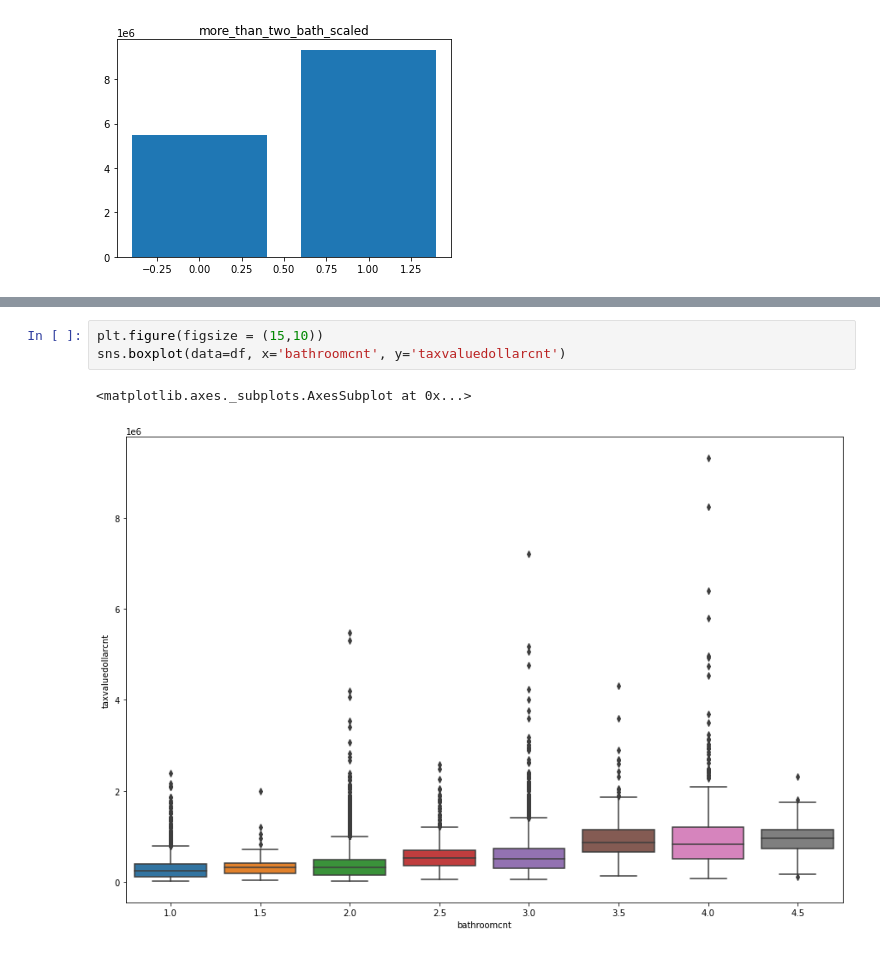
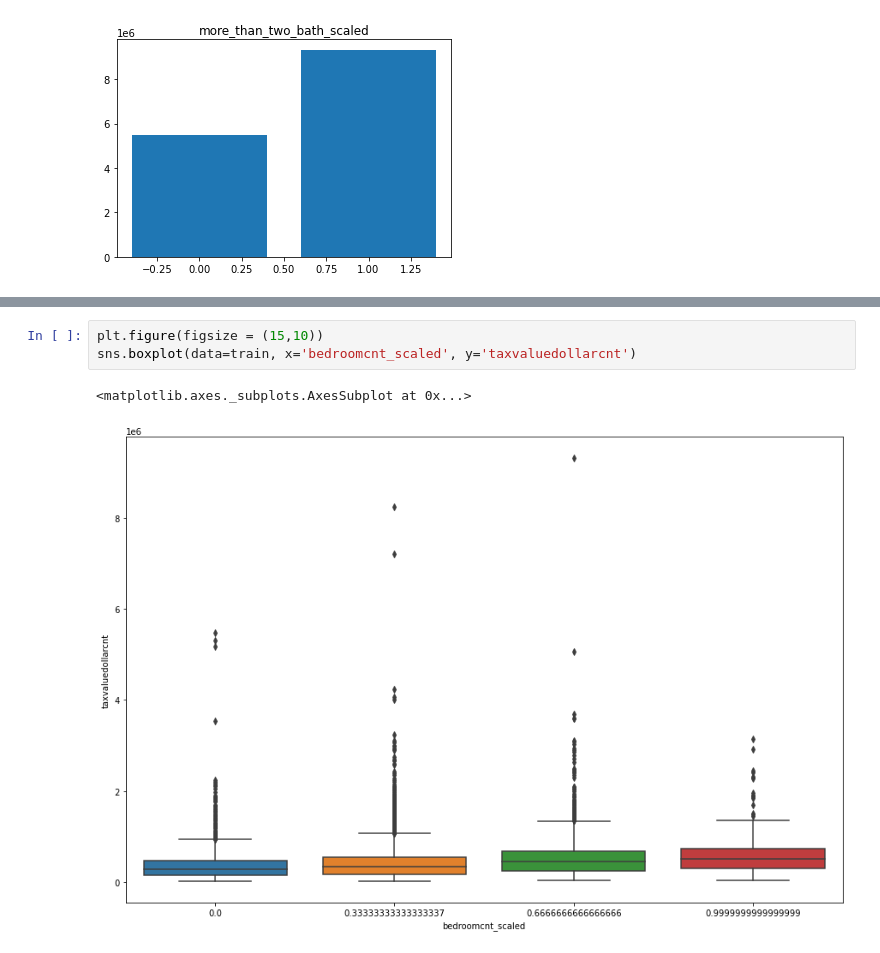
Before and after one commit to Robust-Analytics/zillow-project, a Jupyter notebook: tony_explore.ipynb, the cells around one changed output, grey strips where cells are left out. Drawn from its saved outputs; the diff is of its cells as text.

```diff
--- a/tony_explore.ipynb
+++ b/tony_explore.ipynb
@@ -396,6 +402,6 @@ sns.scatterplot(data=df, x='calculatedfinishedsquarefeet', y='taxvaluedollarcnt'
 # %%
 plt.figure(figsize = (15,10))
-sns.boxplot(data=df, x='bathroomcnt', y='taxvaluedollarcnt')
+sns.boxplot(data=train, x='bedroomcnt_scaled', y='taxvaluedollarcnt')
 # %% [output]
 <matplotlib.axes._subplots.AxesSubplot at 0x...>
-[figure, old version]
+[figure, new version]
```
Also changed, not shown: parts of 6 cells of this notebook.
